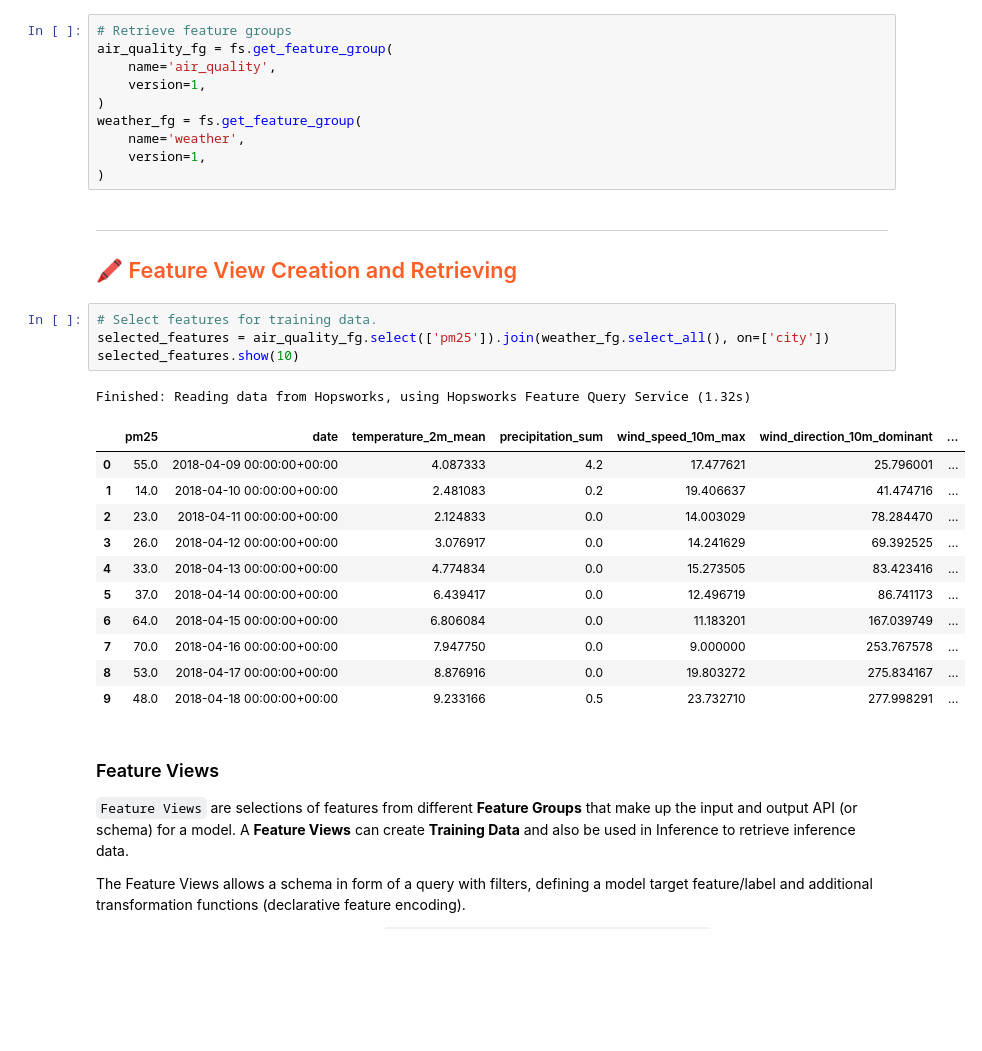
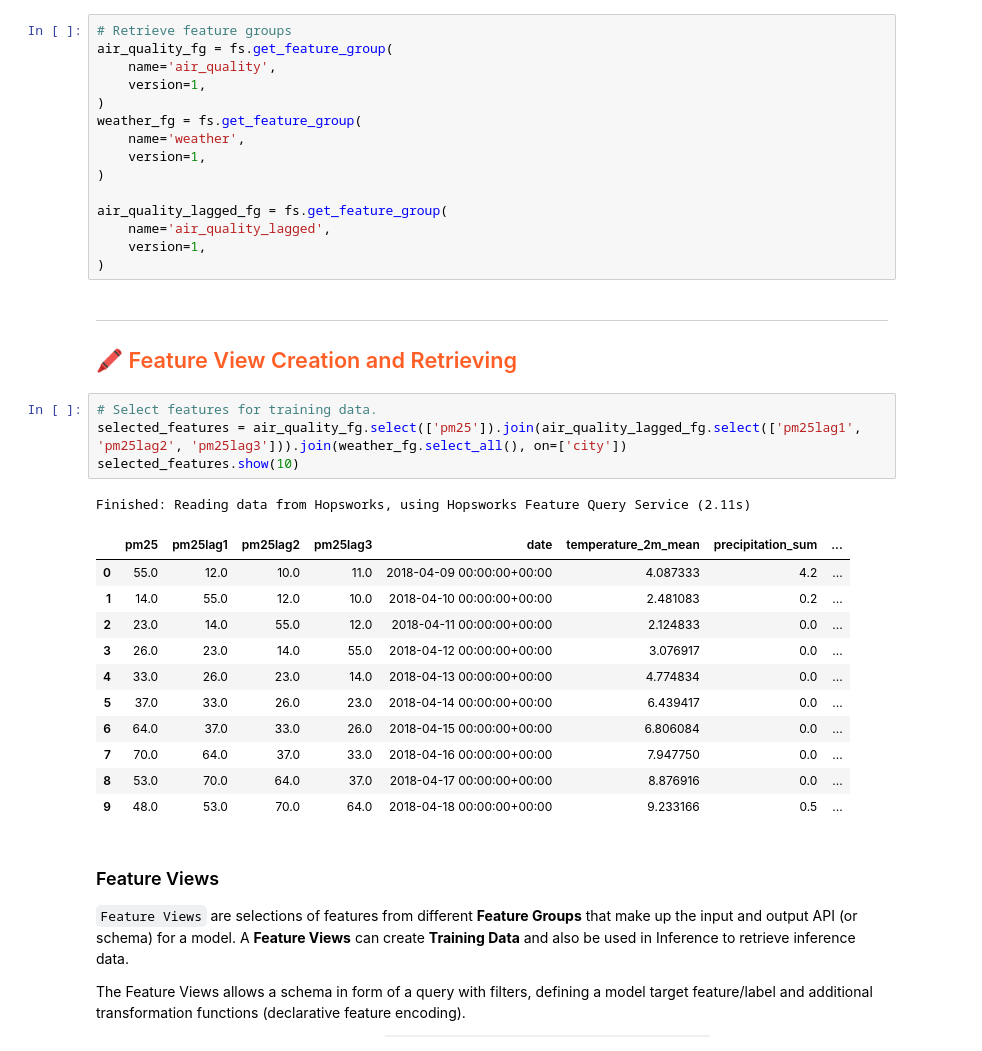
Before and after one commit to maxdougly/mlfs-book, a Jupyter notebook: notebooks/ch03/3_air_quality_training_pipeline.ipynb, the cells around one changed output. Cells and saved outputs as stored; diff of their text form; blank space fills up the shorter version.

```diff
--- a/notebooks/ch03/3_air_quality_training_pipeline.ipynb
+++ b/notebooks/ch03/3_air_quality_training_pipeline.ipynb
@@ -55,27 +55,32 @@ weather_fg = fs.get_feature_group(
     name='weather',
     version=1,
 )
+
+air_quality_lagged_fg = fs.get_feature_group(
+    name='air_quality_lagged',
+    version=1,
+)
 # %% [markdown]
 ---
 
 ## <span style="color:#ff5f27;"> 🖍 Feature View Creation and Retrieving </span>
 # %%
 # Select features for training data.
-selected_features = air_quality_fg.select(['pm25']).join(weather_fg.select_all(), on=['city'])
+selected_features = air_quality_fg.select(['pm25']).join(air_quality_lagged_fg.select(['pm25lag1', 'pm25lag2', 'pm25lag3'])).join(weather_fg.select_all(), on=['city'])
 selected_features.show(10)
 # %% [output]
-Finished: Reading data from Hopsworks, using Hopsworks Feature Query Service (1.32s)
+Finished: Reading data from Hopsworks, using Hopsworks Feature Query Service (2.11s)
-|  | pm25 | date | temperature_2m_mean | precipitation_sum | wind_speed_10m_max | wind_direction_10m_dominant | ... |
-| 0 | 55.0 | 2018-04-09 00:00:00+00:00 | 4.087333 | 4.2 | 17.477621 | 25.796001 | ... |
-| 1 | 14.0 | 2018-04-10 00:00:00+00:00 | 2.481083 | 0.2 | 19.406637 | 41.474716 | ... |
-| 2 | 23.0 | 2018-04-11 00:00:00+00:00 | 2.124833 | 0.0 | 14.003029 | 78.284470 | ... |
-| 3 | 26.0 | 2018-04-12 00:00:00+00:00 | 3.076917 | 0.0 | 14.241629 | 69.392525 | ... |
-| 4 | 33.0 | 2018-04-13 00:00:00+00:00 | 4.774834 | 0.0 | 15.273505 | 83.423416 | ... |
-| 5 | 37.0 | 2018-04-14 00:00:00+00:00 | 6.439417 | 0.0 | 12.496719 | 86.741173 | ... |
-| 6 | 64.0 | 2018-04-15 00:00:00+00:00 | 6.806084 | 0.0 | 11.183201 | 167.039749 | ... |
-| 7 | 70.0 | 2018-04-16 00:00:00+00:00 | 7.947750 | 0.0 | 9.000000 | 253.767578 | ... |
-| 8 | 53.0 | 2018-04-17 00:00:00+00:00 | 8.876916 | 0.0 | 19.803272 | 275.834167 | ... |
-| 9 | 48.0 | 2018-04-18 00:00:00+00:00 | 9.233166 | 0.5 | 23.732710 | 277.998291 | ... |
+|  | pm25 | pm25lag1 | pm25lag2 | pm25lag3 | date | temperature_2m_mean | precipitation_sum | ... |
+| 0 | 55.0 | 12.0 | 10.0 | 11.0 | 2018-04-09 00:00:00+00:00 | 4.087333 | 4.2 | ... |
+| 1 | 14.0 | 55.0 | 12.0 | 10.0 | 2018-04-10 00:00:00+00:00 | 2.481083 | 0.2 | ... |
+| 2 | 23.0 | 14.0 | 55.0 | 12.0 | 2018-04-11 00:00:00+00:00 | 2.124833 | 0.0 | ... |
+| 3 | 26.0 | 23.0 | 14.0 | 55.0 | 2018-04-12 00:00:00+00:00 | 3.076917 | 0.0 | ... |
+| 4 | 33.0 | 26.0 | 23.0 | 14.0 | 2018-04-13 00:00:00+00:00 | 4.774834 | 0.0 | ... |
+| 5 | 37.0 | 33.0 | 26.0 | 23.0 | 2018-04-14 00:00:00+00:00 | 6.439417 | 0.0 | ... |
+| 6 | 64.0 | 37.0 | 33.0 | 26.0 | 2018-04-15 00:00:00+00:00 | 6.806084 | 0.0 | ... |
+| 7 | 70.0 | 64.0 | 37.0 | 33.0 | 2018-04-16 00:00:00+00:00 | 7.947750 | 0.0 | ... |
+| 8 | 53.0 | 70.0 | 64.0 | 37.0 | 2018-04-17 00:00:00+00:00 | 8.876916 | 0.0 | ... |
+| 9 | 48.0 | 53.0 | 70.0 | 64.0 | 2018-04-18 00:00:00+00:00 | 9.233166 | 0.5 | ... |
 # %% [markdown]
 ### Feature Views
 
```
Also changed, not shown: parts of 7 cells of this notebook, 8 other files.
